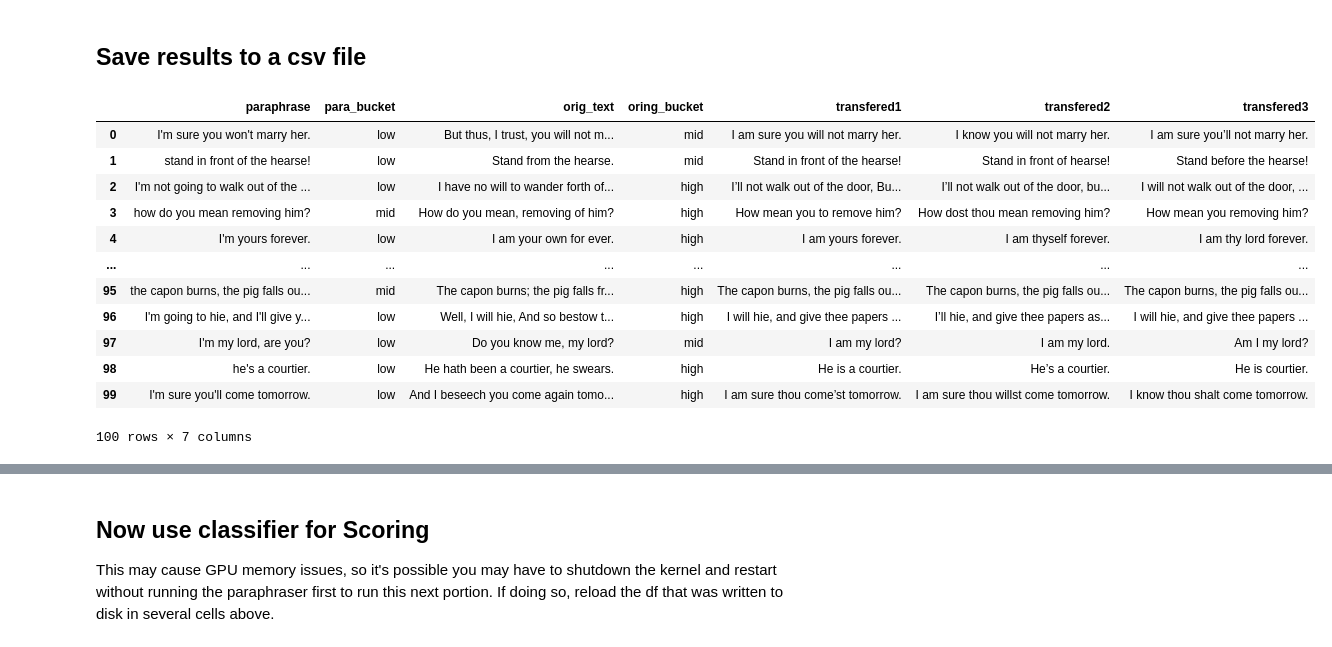
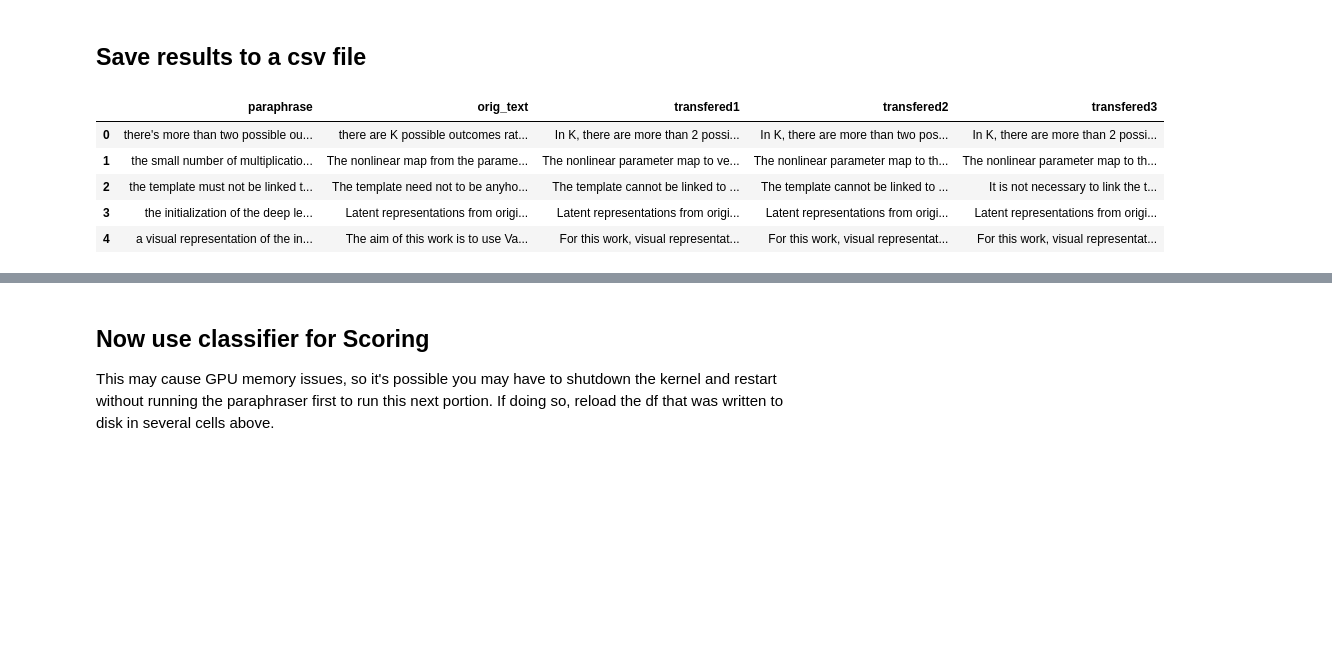
Before and after one commit to nuwandavek/marvin, a Jupyter notebook: ml/notebooks/transfer_testing.ipynb, the cells around one changed output, grey strips where cells are left out. Drawn from its saved outputs; the diff is of its cells as text; code cells hidden in the pictures; blank space fills up the shorter version.

Commit message:
[WIP] Added more functions for evaluation and handled different cases for intra-style models, binary models, and joint models.

```diff
--- a/ml/notebooks/transfer_testing.ipynb
+++ b/ml/notebooks/transfer_testing.ipynb
@@ -194,15 +235,16 @@ If your task is similar to the task the model of the checkpoint was trained on,
 # %%
 sampler = SequentialSampler(dataset)
-dataloader = DataLoader(dataset, sampler=sampler, batch_size=16)
+dataloader = DataLoader(dataset, sampler=sampler, batch_size=8)
 
 num_return_sequences = 3
 
-device = ("cuda" if cuda.is_available() else "cpu") #and not self.args.no_cuda
 model = model.to(device)
 model.eval()
 predicted1 = []
 predicted2 = []
 predicted3 = []
+
+
 
 epoch_iterator = tqdm(dataloader, desc="Iteration")
 with no_grad():
@@ -210,8 +252,14 @@ with no_grad():
         batch = tuple(t.to(device) for t in batch)  # GPU or CPU
         generated_outputs = model.generate(input_ids= batch[0],
                                            attention_mask = batch[1],
-                                           num_return_sequences = num_return_sequences,
-                                           num_beams = 12)
+                                           max_length=50,
+                                           num_beams=9,
+                                           early_stopping=True,
+                                           encoder_no_repeat_ngram_size=5,
+                                           no_repeat_ngram_size=4,
+                                           num_beam_groups=3,
+                                           diversity_penalty=0.5,
+                                           num_return_sequences=num_return_sequences)
         paras = para_tokenizer.batch_decode(generated_outputs.detach().cpu().numpy(),
                                                  skip_special_tokens=True)
         predicted1 += paras[0::3]
@@ -229,37 +277,49 @@ import pandas as pd
 # set the mode in 'dataset' above to the desired mode and then rerun the paraphrase
 # and change these filenames to point to the slice of the data you want to use (dev, test, etc.)
 
-in_filename = f'{mode}.csv'
-out_filename = f'{mode}_transfered.csv'
+
 
 
 df_para = pd.DataFrame(data={'transfered1' : predicted1,
                              'transfered2' : predicted2,
                              'transfered3' : predicted3})
 
-df = pd.read_csv(os.path.join(data_dir, paraphrase_task, in_filename), names =['paraphrase',
+if not binary and not joint:
+    in_filename = f'{mode}.csv'
+    out_filename = f'{mode}_transfered.csv'
+    df = pd.read_csv(os.path.join(pseudo_data_dir, paraphrase_task, in_filename), names =['paraphrase',
                                                                                'para_bucket',
                                                                                'orig_text',
                                                                                'oring_bucket'])
+elif not joint:
+    in_filename = f'{mode}_binary.csv'
+    out_filename = f'{mode}_binary_transfered.csv'
+    df = pd.read_csv(os.path.join(pseudo_data_dir, paraphrase_task, in_filename), names =['paraphrase',
+                                                                                           'orig_text'])
+else:
+    in_filename = f'{mode}.csv'
+    out_filename = f'{mode}_transfered.csv'
+    df = pd.read_csv(os.path.join(pseudo_data_dir, paraphrase_task, in_filename),
+                     names =['paraphrase',
+                             f"{joint_transfer_tasks[0]}_para_bucket",
+                             f"{joint_transfer_tasks[1]}_para_bucket",
+                             'orig_text',
+                             f"{joint_transfer_tasks[0]}_orig_bucket",
+                             f"{joint_transfer_tasks[1]}_orig_bucket"])
+
+
 df['transfered1'] = df_para['transfered1']
 df['transfered2'] = df_para['transfered2']
 df['transfered3'] = df_para['transfered3']
-df.to_csv(os.path.join(data_dir, prompt_task, out_filename),
+df.to_csv(os.path.join(pseudo_data_dir, prompt_task, out_filename),
                header=False, index=False)
 # %%
 # Inspect some results
-df.head(100)
+df.head()
 # %% [output]
-|  | paraphrase | para_bucket | orig_text | oring_bucket | transfered1 | transfered2 | transfered3 |
-| 0 | I'm sure you won't marry her. | low | But thus, I trust, you will not m... | mid | I am sure you will not marry her. | I know you will not marry her. | I am sure you’ll not marry her. |
-| 1 | stand in front of the hearse! | low | Stand from the hearse. | mid | Stand in front of the hearse! | Stand in front of hearse! | Stand before the hearse! |
-| 2 | I'm not going to walk out of the ... | low | I have no will to wander forth of... | high | I’ll not walk out of the door, Bu... | I’ll not walk out of the door, bu... | I will not walk out of the door, ... |
-| 3 | how do you mean removing him? | mid | How do you mean, removing of him? | high | How mean you to remove him? | How dost thou mean removing him? | How mean you removing him? |
-| 4 | I'm yours forever. | low | I am your own for ever. | high | I am yours forever. | I am thyself forever. | I am thy lord forever. |
-| ... | ... | ... | ... | ... | ... | ... | ... |
-| 95 | the capon burns, the pig falls ou... | mid | The capon burns; the pig falls fr... | high | The capon burns, the pig falls ou... | The capon burns, the pig falls ou... | The capon burns, the pig falls ou... |
-| 96 | I'm going to hie, and I'll give y... | low | Well, I will hie, And so bestow t... | high | I will hie, and give thee papers ... | I’ll hie, and give thee papers as... | I will hie, and give thee papers ... |
-| 97 | I'm my lord, are you? | low | Do you know me, my lord? | mid | I am my lord? | I am my lord. | Am I my lord? |
-| 98 | he's a courtier. | low | He hath been a courtier, he swears. | high | He is a courtier. | He’s a courtier. | He is courtier. |
-| 99 | I'm sure you'll come tomorrow. | low | And I beseech you come again tomo... | high | I am sure thou come’st tomorrow. | I am sure thou willst come tomorrow. | I know thou shalt come tomorrow. |
+|  | paraphrase | orig_text | transfered1 | transfered2 | transfered3 |
+| 0 | there's more than two possible ou... | there are K possible outcomes rat... | In K, there are more than 2 possi... | In K, there are more than two pos... | In K, there are more than 2 possi... |
+| 1 | the small number of multiplicatio... | The nonlinear map from the parame... | The nonlinear parameter map to ve... | The nonlinear parameter map to th... | The nonlinear parameter map to th... |
+| 2 | the template must not be linked t... | The template need not to be anyho... | The template cannot be linked to ... | The template cannot be linked to ... | It is not necessary to link the t... |
+| 3 | the initialization of the deep le... | Latent representations from origi... | Latent representations from origi... | Latent representations from origi... | Latent representations from origi... |
+| 4 | a visual representation of the in... | The aim of this work is to use Va... | For this work, visual representat... | For this work, visual representat... | For this work, visual representat... |
-100 rows × 7 columns
```
Also changed, not shown: parts of 33 cells of this notebook, 1 other file.
